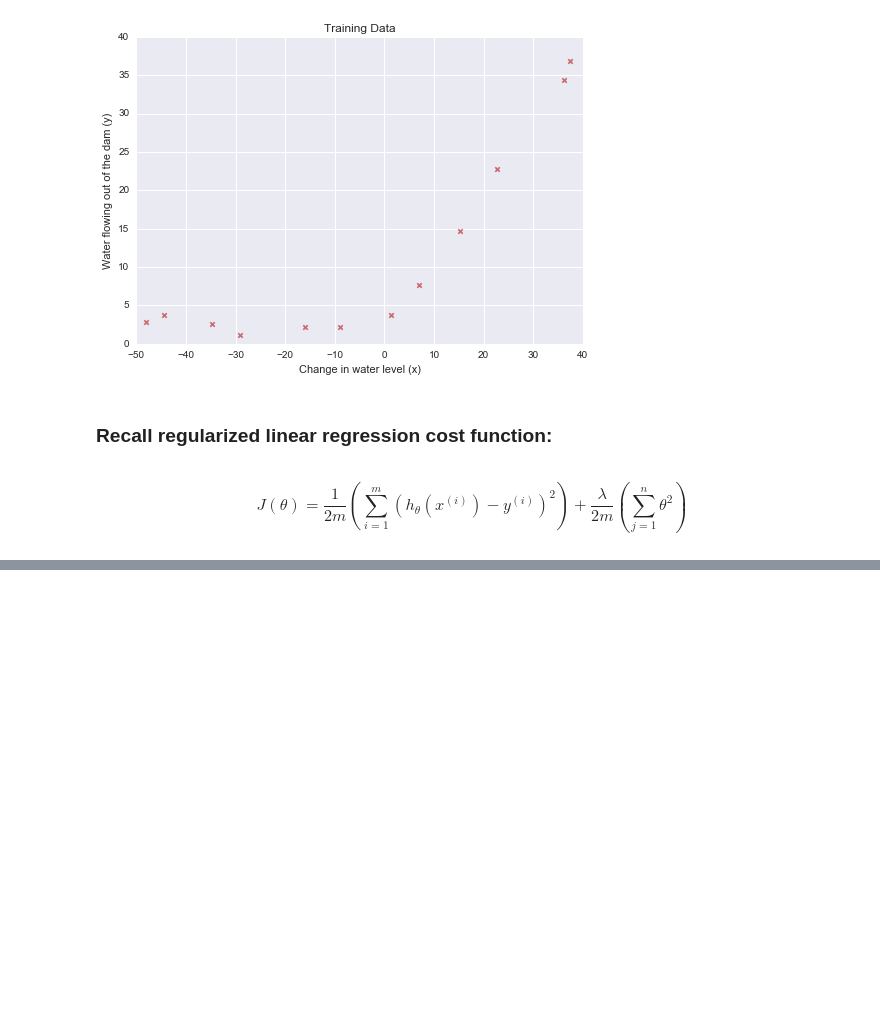
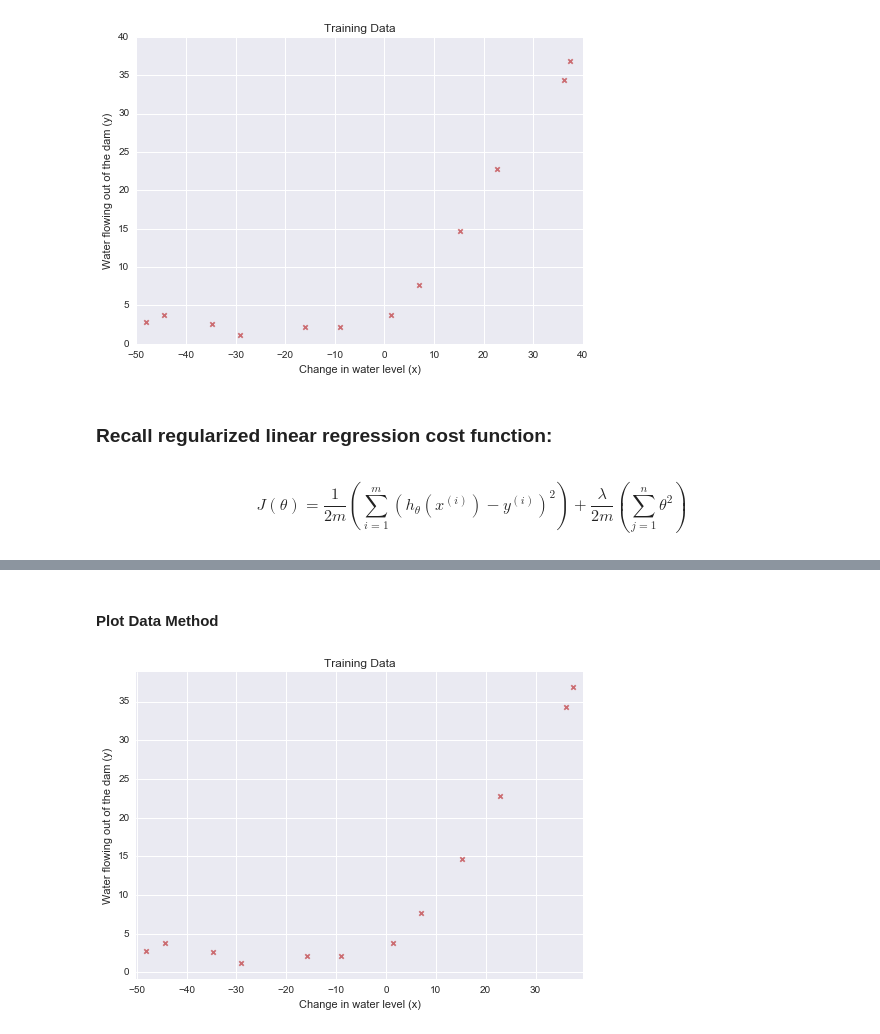
Before and after one commit to reinka/coding, a Jupyter notebook: MachineLearning/Misc/Bias Variance.ipynb, the cells around one changed output, grey strips where cells are left out. Drawn from its saved outputs; the diff is of its cells as text; code cells hidden in the pictures; blank space fills up the shorter version.

```diff
--- a/MachineLearning/Misc/Bias Variance.ipynb
+++ b/MachineLearning/Misc/Bias Variance.ipynb
@@ -45,0 +212,6 @@ $$ J(\theta) = \frac{1}{2m}\left(\sum_{i=1}^m(h_{\theta}(x^{(i)}) - y^{(i)})^2\r
+# %% [markdown]
+#### Plot Data Method
+# %%
+lin_mod.plot_data(X,y)
+# %% [output]
+[figure, added]
```
Also changed, not shown: parts of 13 cells of this notebook.
